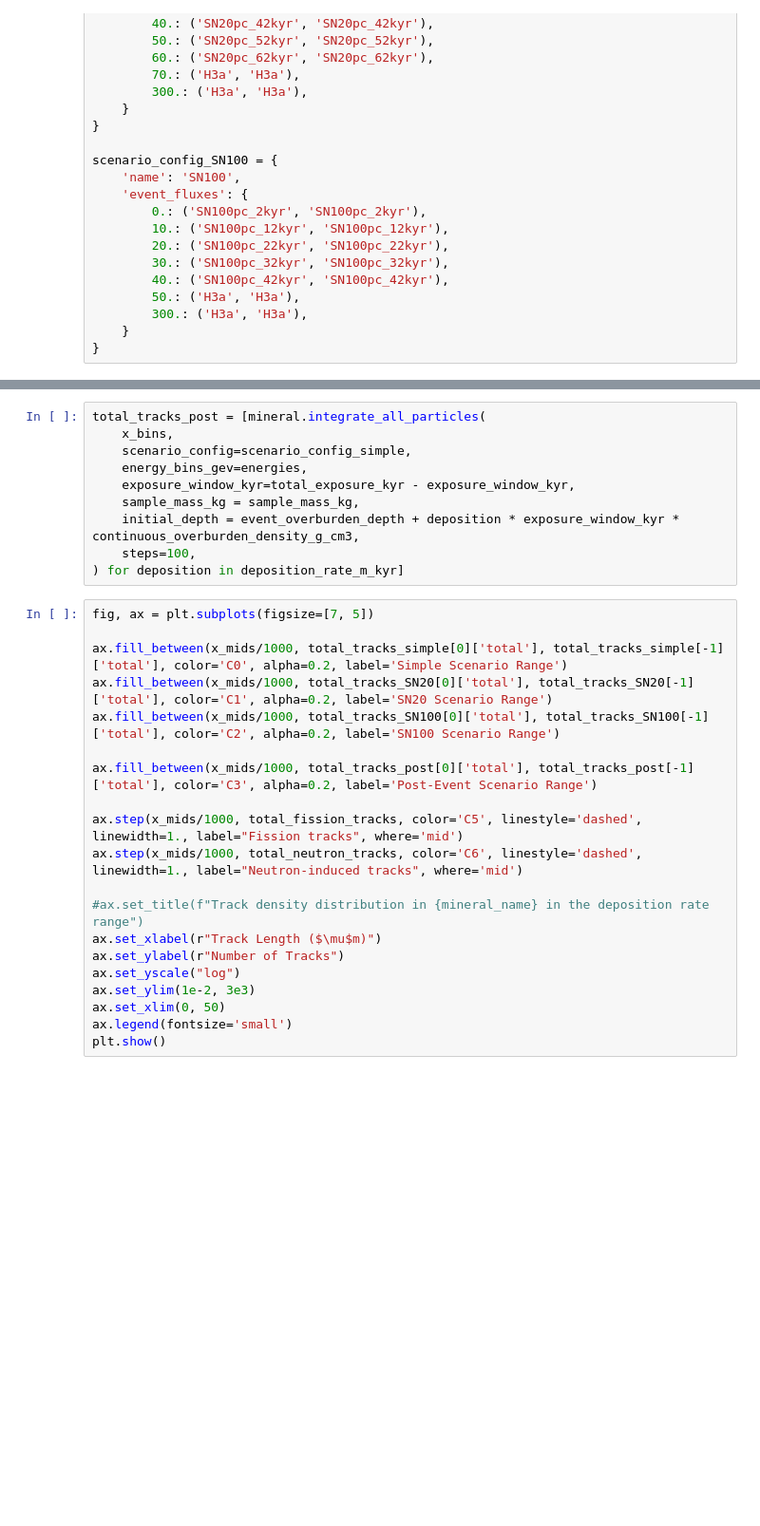
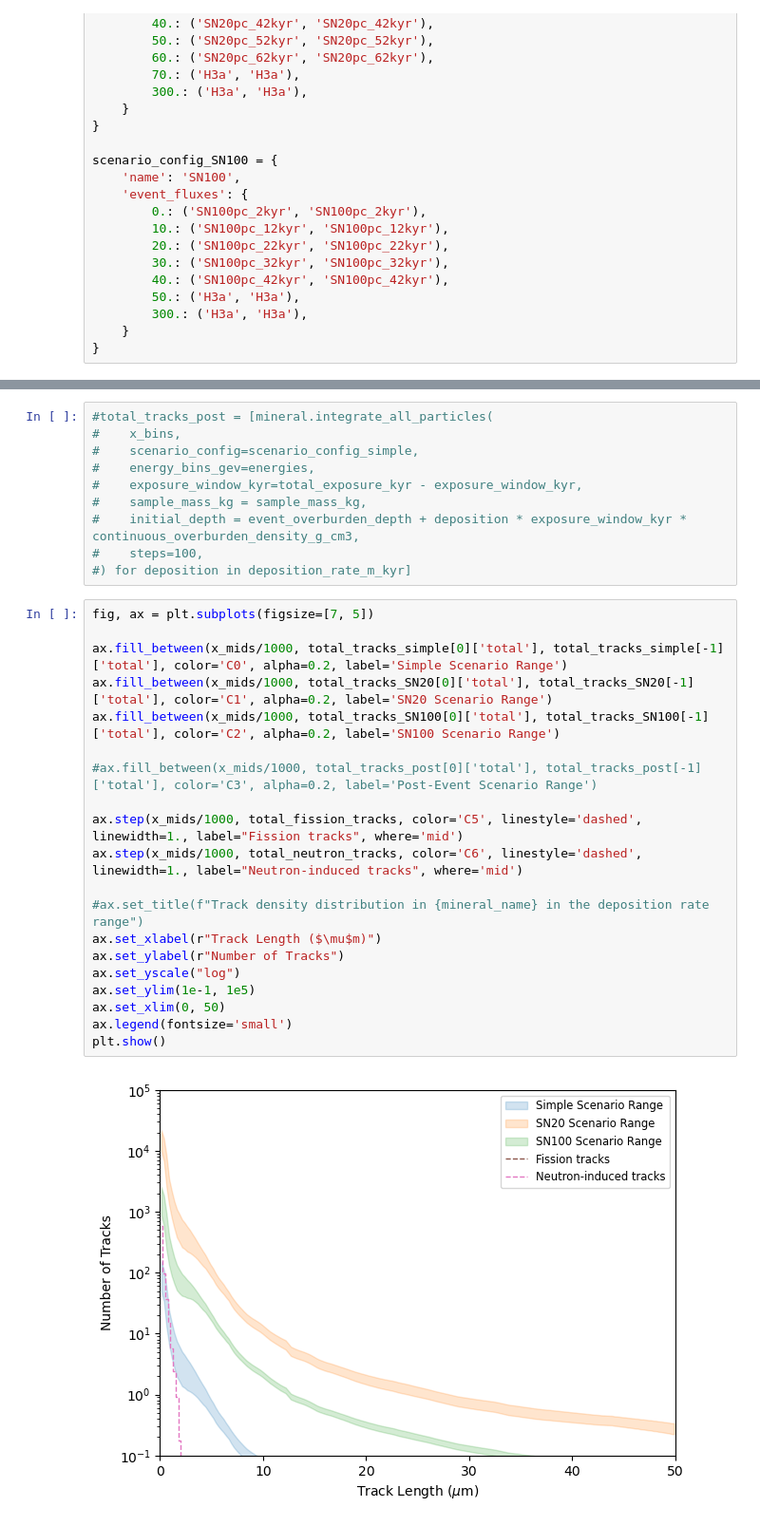
Before and after one commit to cgalelli/PrimusCode, a Jupyter notebook: MSC_analysis_new.ipynb, the cells around one changed output, grey strips where cells are left out. Shown at 95% size. Drawn from its saved outputs; the diff is of its cells as text; blank space fills up the shorter version.

```diff
--- a/MSC_analysis_new.ipynb
+++ b/MSC_analysis_new.ipynb
@@ -112,30 +153,32 @@ total_tracks_SN100 = [mineral.integrate_all_particles(
 # %%
-total_tracks_post = [mineral.integrate_all_particles(
-    x_bins,
-    scenario_config=scenario_config_simple,
-    energy_bins_gev=energies,
-    exposure_window_kyr=total_exposure_kyr - exposure_window_kyr,
-    sample_mass_kg = sample_mass_kg,
-    initial_depth = event_overburden_depth + deposition * exposure_window_kyr * continuous_overburden_density_g_cm3,
-    steps=100,
-) for deposition in deposition_rate_m_kyr]
+#total_tracks_post = [mineral.integrate_all_particles(
+#    x_bins,
+#    scenario_config=scenario_config_simple,
+#    energy_bins_gev=energies,
+#    exposure_window_kyr=total_exposure_kyr - exposure_window_kyr,
+#    sample_mass_kg = sample_mass_kg,
+#    initial_depth = event_overburden_depth + deposition * exposure_window_kyr * continuous_overburden_density_g_cm3,
+#    steps=100,
+#) for deposition in deposition_rate_m_kyr]
 # %%
 fig, ax = plt.subplots(figsize=[7, 5])
 
 ax.fill_between(x_mids/1000, total_tracks_simple[0]['total'], total_tracks_simple[-1]['total'], color='C0', alpha=0.2, label='Simple Scenario Range')
 ax.fill_between(x_mids/1000, total_tracks_SN20[0]['total'], total_tracks_SN20[-1]['total'], color='C1', alpha=0.2, label='SN20 Scenario Range')
 ax.fill_between(x_mids/1000, total_tracks_SN100[0]['total'], total_tracks_SN100[-1]['total'], color='C2', alpha=0.2, label='SN100 Scenario Range')
 
-ax.fill_between(x_mids/1000, total_tracks_post[0]['total'], total_tracks_post[-1]['total'], color='C3', alpha=0.2, label='Post-Event Scenario Range')
+#ax.fill_between(x_mids/1000, total_tracks_post[0]['total'], total_tracks_post[-1]['total'], color='C3', alpha=0.2, label='Post-Event Scenario Range')
 
 ax.step(x_mids/1000, total_fission_tracks, color='C5', linestyle='dashed', linewidth=1., label="Fission tracks", where='mid')
 ax.step(x_mids/1000, total_neutron_tracks, color='C6', linestyle='dashed', linewidth=1., label="Neutron-induced tracks", where='mid')
 
 #ax.set_title(f"Track density distribution in {mineral_name} in the deposition rate range")
 ax.set_xlabel(r"Track Length ($\mu$m)")
 ax.set_ylabel(r"Number of Tracks")
 ax.set_yscale("log")
-ax.set_ylim(1e-2, 3e3)
+ax.set_ylim(1e-1, 1e5)
 ax.set_xlim(0, 50)
 ax.legend(fontsize='small')
 plt.show()
+# %% [output]
+[figure, added]
```
Also changed, not shown: parts of 13 cells of this notebook.
